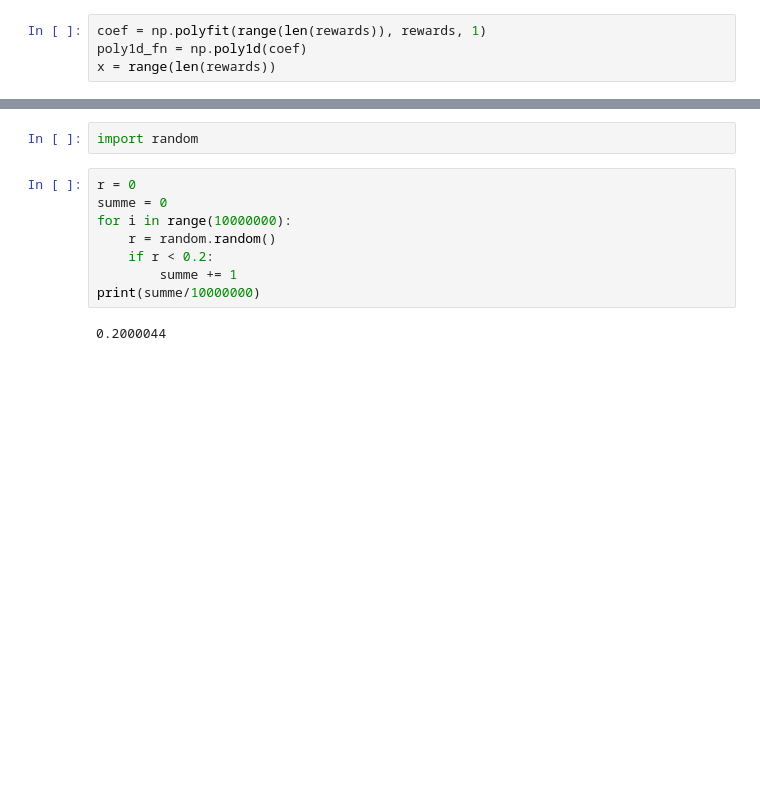
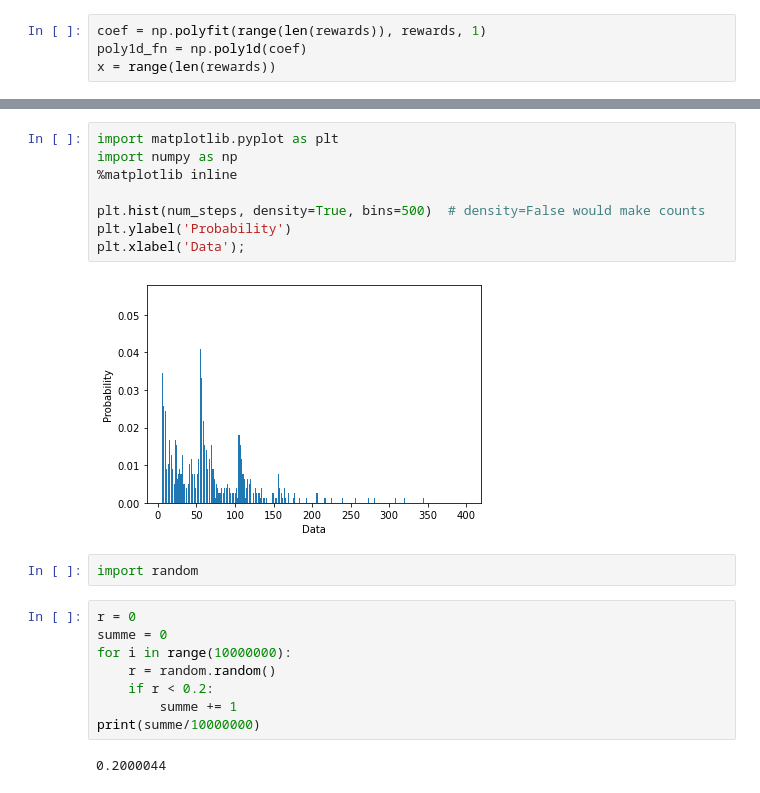
Before and after one commit to theGindar/bomberman, a Jupyter notebook: agent_code/my_agent_ADRQN/reward_plot.ipynb, the cells around one changed output, grey strips where cells are left out. Saved outputs shown, nothing was run; the diff lists cells and outputs as text; blank space fills up the shorter version.

```diff
--- a/agent_code/my_agent_ADRQN/reward_plot.ipynb
+++ b/agent_code/my_agent_ADRQN/reward_plot.ipynb
@@ -34,3 +34,13 @@ plt.show()
+# %%
+import matplotlib.pyplot as plt
+import numpy as np
+%matplotlib inline
+
+plt.hist(num_steps, density=True, bins=500)  # density=False would make counts
+plt.ylabel('Probability')
+plt.xlabel('Data');
+# %% [output]
+[figure, added]
 # %%
 import random
 # %%
```
Also changed, not shown: parts of 3 cells of this notebook, 10 other files.
